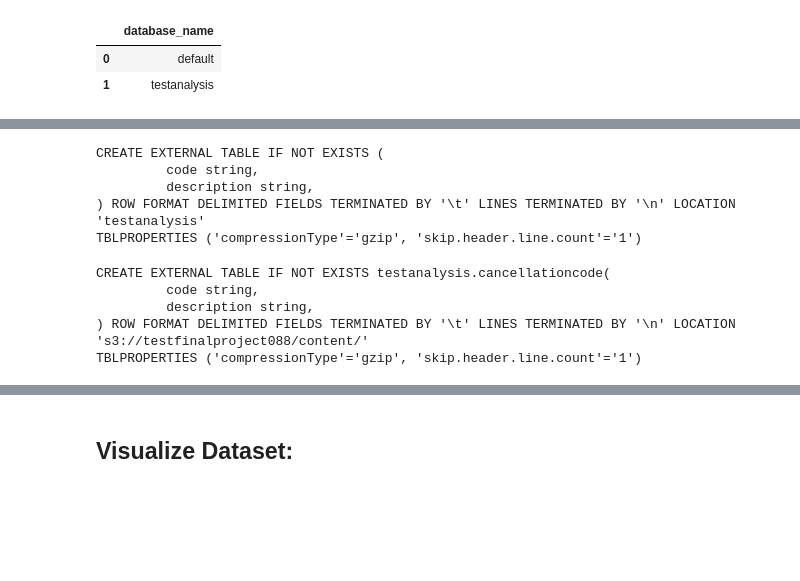
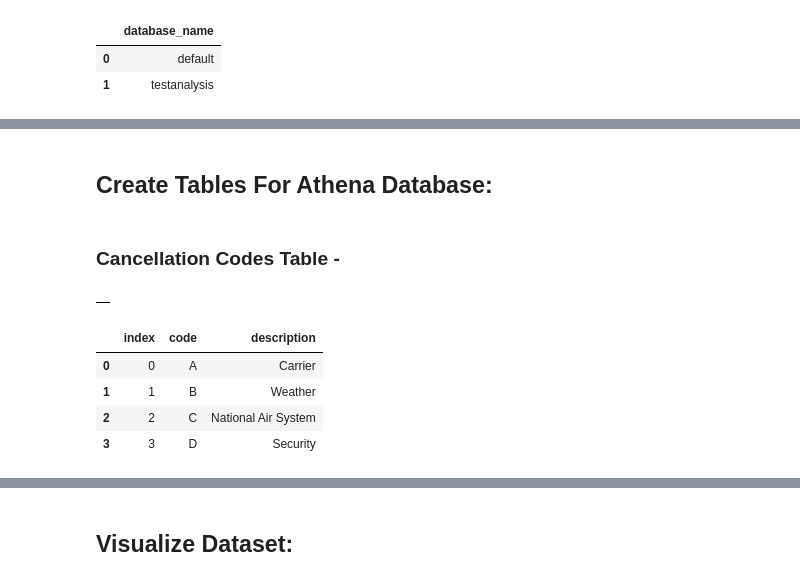
Before and after one commit to fausa/ADS508, a Jupyter notebook: Code.ipynb, the cells around one changed output, grey strips where cells are left out. Saved outputs shown, nothing was run; the diff lists cells and outputs as text; code cells hidden in the pictures; blank space fills up the shorter version.

```diff
--- a/Code.ipynb
+++ b/Code.ipynb
@@ -92,0 +96,4 @@ Stored 'ingest_create_athena_db_passed' (bool)
+# %% [markdown]
+## Create Tables For Athena Database:
+# %% [markdown]
+### Cancellation Codes Table -
@@ -93,34 +102,25 @@ Stored 'ingest_create_athena_db_passed' (bool)
+# %%
+table1_name = "cancellation_code"
+
+statement1 = """CREATE EXTERNAL TABLE IF NOT EXISTS {}.{}(
+         Index string,
+         Code string,
+         Description string
+) ROW FORMAT DELIMITED FIELDS TERMINATED BY '\,' LINES TERMINATED BY '\\n' LOCATION '{}'
+TBLPROPERTIES ('skip.header.line.count'='1')""".format(
+    database_name, table1_name, cancellation_s3
+)
 # %%
-# SQL statement to execute
-statement = """CREATE EXTERNAL TABLE IF NOT EXISTS (
-         code string,
-         description string,
-) ROW FORMAT DELIMITED FIELDS TERMINATED BY '\\t' LINES TERMINATED BY '\\n' LOCATION '{}'
-TBLPROPERTIES ('compressionType'='gzip', 'skip.header.line.count'='1')""".format(
-    database_name, table_name, s3_private_path
-)
-
-print(statement)
+pd.read_sql(statement1, conn)
 # %% [output]
-CREATE EXTERNAL TABLE IF NOT EXISTS (
-         code string,
-         description string,
-) ROW FORMAT DELIMITED FIELDS TERMINATED BY '\t' LINES TERMINATED BY '\n' LOCATION 'testanalysis'
-TBLPROPERTIES ('compressionType'='gzip', 'skip.header.line.count'='1')
+|  |
 # %%
-# SQL statement to execute
-statement = """CREATE EXTERNAL TABLE IF NOT EXISTS {}.{}(
-         code string,
-         description string,
-) ROW FORMAT DELIMITED FIELDS TERMINATED BY '\\t' LINES TERMINATED BY '\\n' LOCATION '{}'
-TBLPROPERTIES ('compressionType'='gzip', 'skip.header.line.count'='1')""".format(
-    database_name, table_name, s3_private_path
-)
-
-print(statement)
+# Verify the table was created by way of a query
+query1 = "SELECT * FROM {}.{}".format(database_name, table1_name)
+pd.read_sql(query1, conn)
 # %% [output]
-CREATE EXTERNAL TABLE IF NOT EXISTS testanalysis.cancellationcode(
-         code string,
-         description string,
-) ROW FORMAT DELIMITED FIELDS TERMINATED BY '\t' LINES TERMINATED BY '\n' LOCATION 's3://testfinalproject088/content/'
-TBLPROPERTIES ('compressionType'='gzip', 'skip.header.line.count'='1')
+|  | index | code | description |
+| 0 | 0 | A | Carrier |
+| 1 | 1 | B | Weather |
+| 2 | 2 | C | National Air System |
+| 3 | 3 | D | Security |
```
Also changed, not shown: parts of 33 cells of this notebook.
